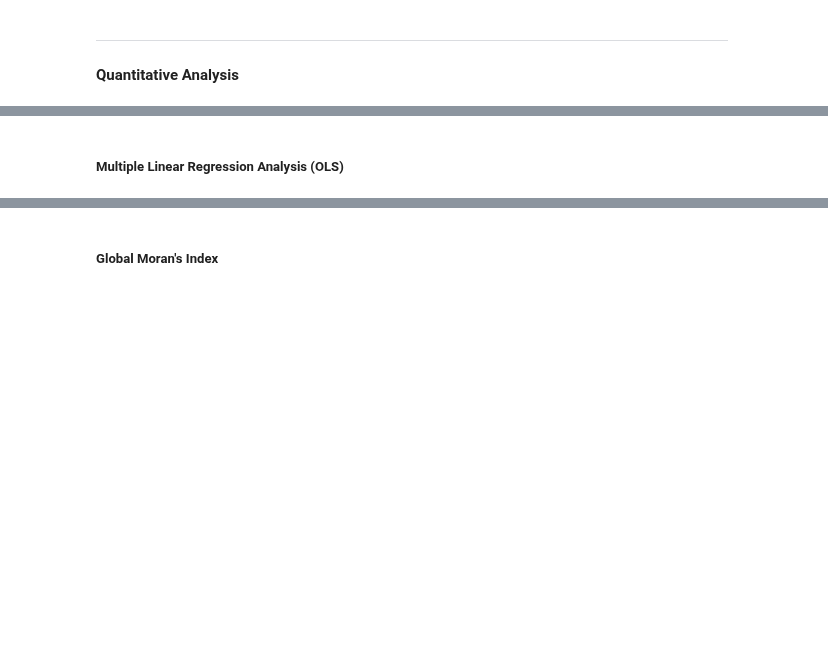
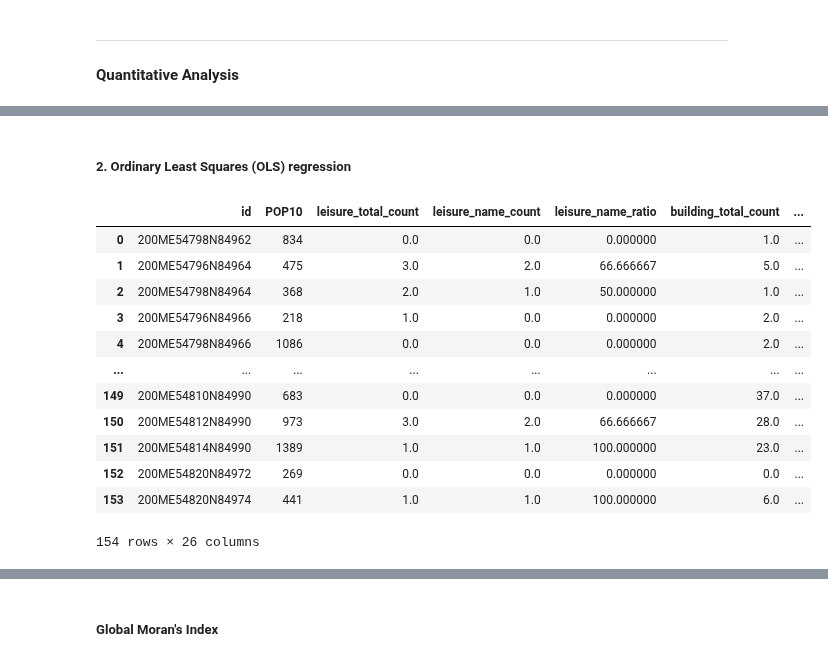
Before and after one commit to darlannunes/PhD_Thesis_Step1_OSM_Toponyms, a Jupyter notebook: notebooks/JN2_OsmToponyms_Analysis.ipynb, the cells around one changed output, grey strips where cells are left out. Cells and saved outputs as stored; diff of their text form; code cells hidden in the pictures; blank space fills up the shorter version.

```diff
--- a/notebooks/JN2_OsmToponyms_Analysis.ipynb
+++ b/notebooks/JN2_OsmToponyms_Analysis.ipynb
@@ -149,12 +223,26 @@ plot_histogram(dropdown.value)
-# %% [markdown]
-##### Multiple Linear Regression Analysis (OLS)
+# %% [markdown]
+##### 2. Ordinary Least Squares (OLS) regression
 # %%
 # Convert GeoDataFrame to DataFrame by removing the geometry column
 gdf_osm_copy = gdf_osm.copy()
 df_osm = gdf_osm_copy.drop(columns=['geometry'])
 # %%
-# Verify the first five records
-df_osm.head()
+# Check the five first and last records of DataFrame
+display(df_osm)
+# %% [output]
+|  | id | POP10 | leisure_total_count | leisure_name_count | leisure_name_ratio | building_total_count | ... |
+| 0 | 200ME54798N84962 | 834 | 0.0 | 0.0 | 0.000000 | 1.0 | ... |
+| 1 | 200ME54796N84964 | 475 | 3.0 | 2.0 | 66.666667 | 5.0 | ... |
+| 2 | 200ME54798N84964 | 368 | 2.0 | 1.0 | 50.000000 | 1.0 | ... |
+| 3 | 200ME54796N84966 | 218 | 1.0 | 0.0 | 0.000000 | 2.0 | ... |
+| 4 | 200ME54798N84966 | 1086 | 0.0 | 0.0 | 0.000000 | 2.0 | ... |
+| ... | ... | ... | ... | ... | ... | ... | ... |
+| 149 | 200ME54810N84990 | 683 | 0.0 | 0.0 | 0.000000 | 37.0 | ... |
+| 150 | 200ME54812N84990 | 973 | 3.0 | 2.0 | 66.666667 | 28.0 | ... |
+| 151 | 200ME54814N84990 | 1389 | 1.0 | 1.0 | 100.000000 | 23.0 | ... |
+| 152 | 200ME54820N84972 | 269 | 0.0 | 0.0 | 0.000000 | 0.0 | ... |
+| 153 | 200ME54820N84974 | 441 | 1.0 | 1.0 | 100.000000 | 6.0 | ... |
+154 rows × 26 columns
 # %%
 # Check the data types
 df_osm.dtypes
```
Also changed, not shown: parts of 25 cells of this notebook, 1 other file.
